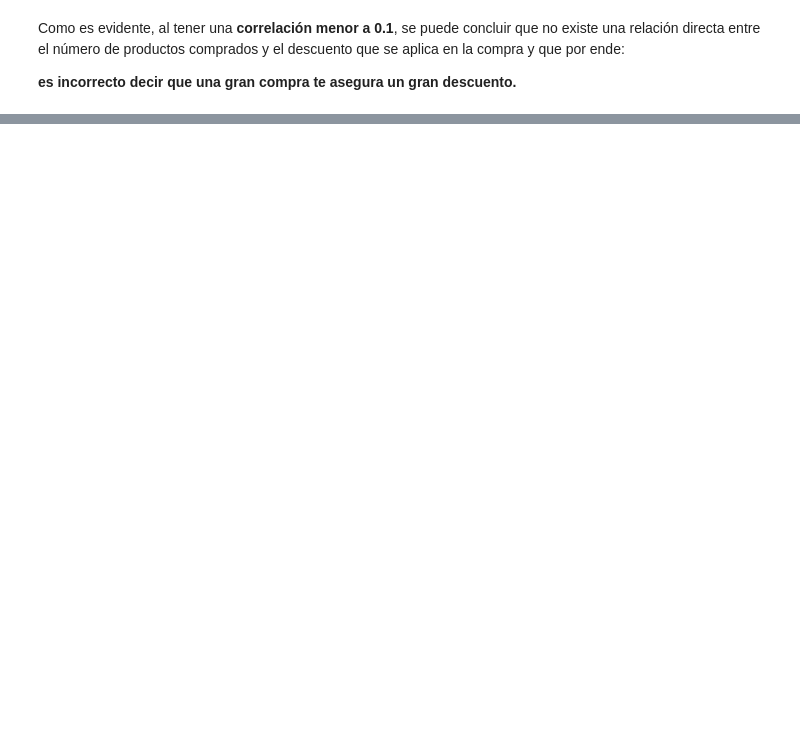
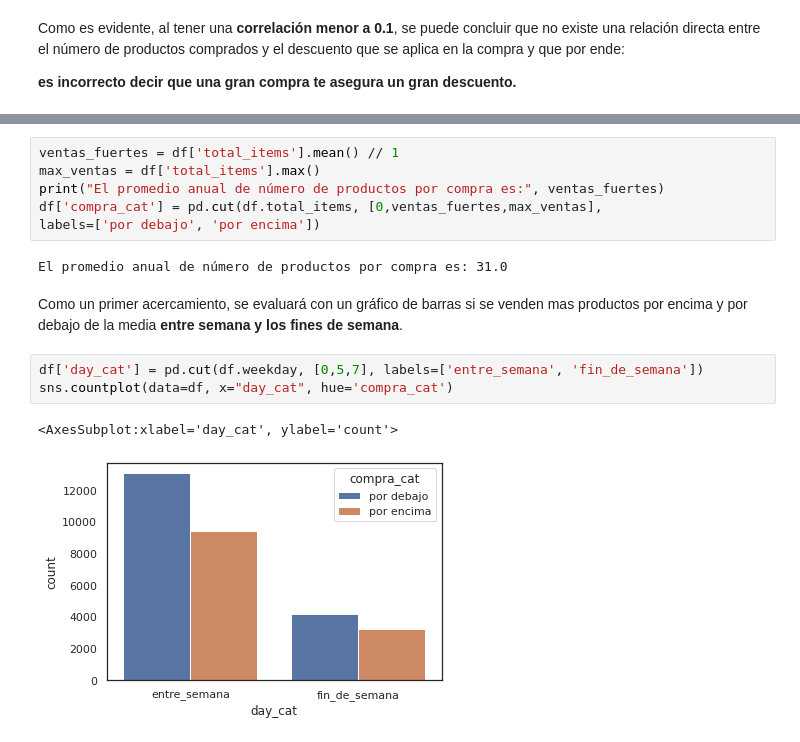
Before and after one commit to AndyPandy8/Semana-Tec, a Jupyter notebook: actividadEvaluada.ipynb, the cells around one changed output, grey strips where cells are left out. Saved outputs shown, nothing was run; the diff lists cells and outputs as text; blank space fills up the shorter version.

```diff
--- a/actividadEvaluada.ipynb
+++ b/actividadEvaluada.ipynb
@@ -61,0 +69,16 @@ Como es evidente, al tener una **correlación menor a 0.1**, se puede concluir q
+# %%
+ventas_fuertes = df['total_items'].mean() // 1
+max_ventas = df['total_items'].max()
+print("El promedio anual de número de productos por compra es:", ventas_fuertes)
+df['compra_cat'] = pd.cut(df.total_items, [0,ventas_fuertes,max_ventas],
+labels=['por debajo', 'por encima'])
+# %% [output]
+El promedio anual de número de productos por compra es: 31.0
+# %% [markdown]
+Como un primer acercamiento, se evaluará con un gráfico de barras si se venden mas productos por encima y por debajo de la media **entre semana y los fines de semana**.
+# %%
+df['day_cat'] = pd.cut(df.weekday, [0,5,7], labels=['entre_semana', 'fin_de_semana'])
+sns.countplot(data=df, x="day_cat", hue='compra_cat')
+# %% [output]
+<AxesSubplot:xlabel='day_cat', ylabel='count'>
+[figure, added]
```
Also changed, not shown: parts of 11 cells of this notebook.
